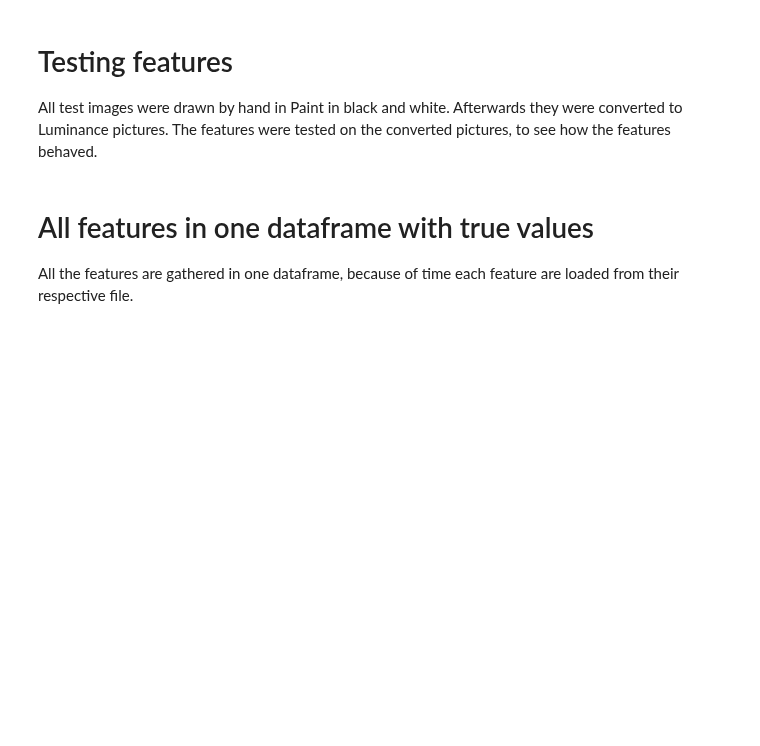
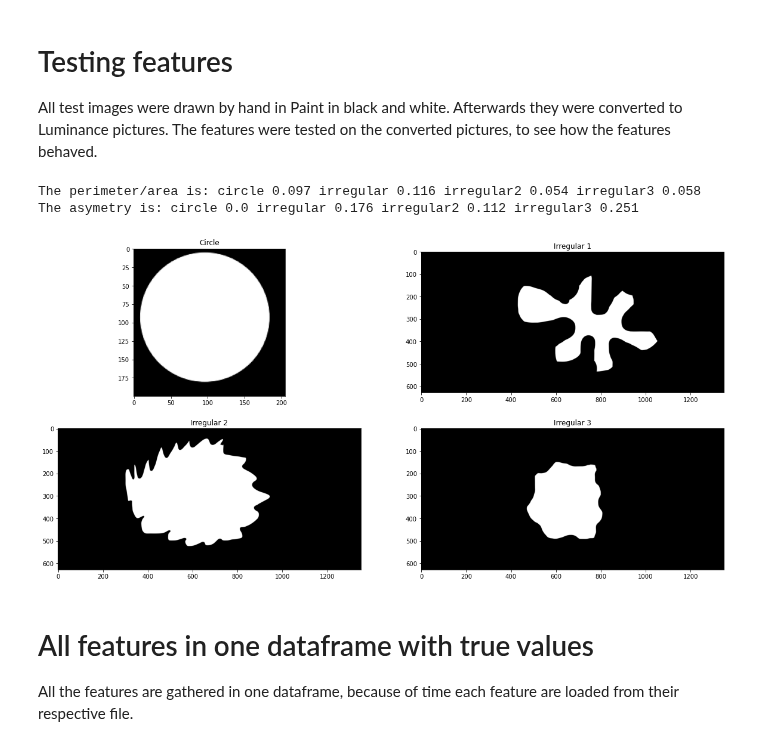
Before and after one commit to adagige/fyp2021p03g02, a Jupyter notebook: notebooks/main.ipynb, the cells around one changed output. Saved outputs shown, nothing was run; the diff lists cells and outputs as text; code cells hidden in the pictures; blank space fills up the shorter version.

```diff
--- a/notebooks/main.ipynb
+++ b/notebooks/main.ipynb
@@ -124,7 +124,7 @@ The assymetry is meassured by finding the center of the image, measuring the dis
 # %%
-#A function that finds the center of a picture and meassures the assymmetri
+#A function that finds the center of a picture and meassures the asymmetri
 
-def assymmetry(mapID):
+def asymmetry(mapID):
     mask = np.array(maps[mapID])
 
     borders = np.where(mask == 1) # This will return 2 arrays with the index where the pixels are ones
@@ -148,8 +148,8 @@ We ran all images through the function via the lines of code below and saved the
 if run:
     asymmetrylist = []
 
-    for i in range(1):
-        asymmetrylist.append(assymmetry(i))
+    for i in range(300):
+        asymmetrylist.append(asymmetry(i))
 
-    #np.savetxt("../data/features/assymmetry36.csv", asymmetrylist, delimiter=",")
+    np.savetxt("../data/features/asymmetry36.csv", asymmetrylist, delimiter=",")
 # %% [markdown]
@@ -321,7 +331,7 @@ if not run:
 # Testing features
 All test images were drawn by hand in Paint in black and white. Afterwards they were converted to Luminance pictures. The features were tested on the converted pictures, to see how the features behaved.
 # %%
-def assym(mask, area):
+def asym(mask, area):
     '''Function to find the asymmetry of test features, the only difference from the original asymmetry is that the area is a
     parameter'''
 
@@ -344,37 +354,45 @@ def assym(mask, area):
 # %%
 if not run:
     circle = plt.imread('../data/test_pictures/circleL.png')
     irregular = plt.imread('../data/test_pictures/irregularL.png')
     irregular2 = plt.imread('../data/test_pictures/irregular2L.png')
     irregular3 = plt.imread('../data/test_pictures/irregular3L.png')
 
 
     fig, axes = plt.subplots(nrows=2, ncols=2, figsize=(20, 10))
 
     axes[0][0].imshow(circle, cmap = 'gray')
+    axes[0][0].set_title(label = 'Circle')
     axes[0][1].imshow(irregular, cmap = 'gray')
+    axes[0][1].set_title('Irregular 1')
     axes[1][0].imshow(irregular2, cmap = 'gray')
+    axes[1][0].set_title('Irregular 2')
     axes[1][1].imshow(irregular3, cmap = 'gray')
+    axes[1][1].set_title('Irregular 3')
 
 
     area1, perimeter1 = measure_area_perimeter(circle)
     area2, perimeter2 = measure_area_perimeter(irregular)
     area3, perimeter3 = measure_area_perimeter(irregular2)
     area4, perimeter4 = measure_area_perimeter(irregular3)
 
 
     print('The perimeter/area is:','circle', round(perimeter1/area1, 3), 'irregular', round(perimeter2/area2, 3), 'irregular2',
           round(perimeter3/area3,3), 'irregular3', round(perimeter4/area4, 3))
 
 
 
-    assym1 = assym(circle, area1)
-    assym2 = assym(irregular, area2)
-    assym3 = assym(irregular2, area3)
-    assym4 = assym(irregular3, area4)
+    asym1 = asym(circle, area1)
+    asym2 = asym(irregular, area2)
+    asym3 = asym(irregular2, area3)
+    asym4 = asym(irregular3, area4)
 
-    print('The assymetry is:','circle', round(assym1, 3), 'irregular', round(assym2,3), 'irregular2', round(assym3,3),
-          'irregular3', round(assym4,3))
+    print('The asymetry is:','circle', round(asym1, 3), 'irregular', round(asym2,3), 'irregular2', round(asym3,3),
+          'irregular3', round(asym4,3))
+# %% [output]
+The perimeter/area is: circle 0.097 irregular 0.116 irregular2 0.054 irregular3 0.058
+The asymetry is: circle 0.0 irregular 0.176 irregular2 0.112 irregular3 0.251
+[figure, added]
 # %% [markdown]
 # All features in one dataframe with true values
 All the features are gathered in one dataframe, because of time each feature are loaded from their respective file.
```
Also changed, not shown: parts of 44 cells of this notebook.
